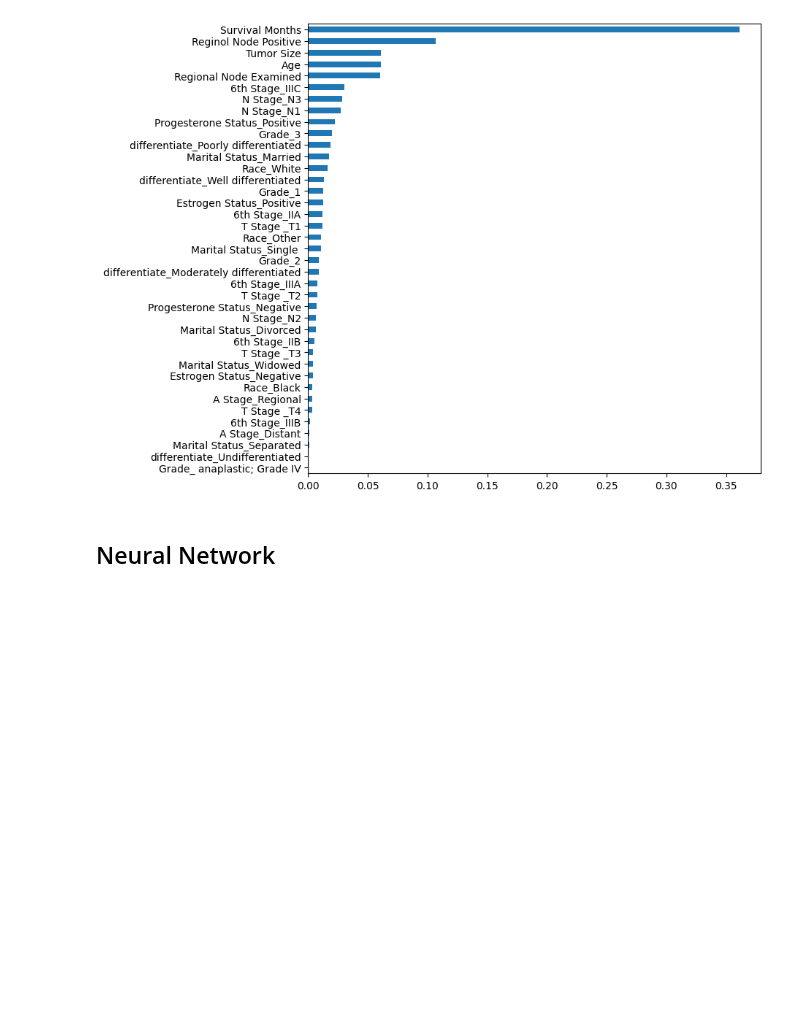
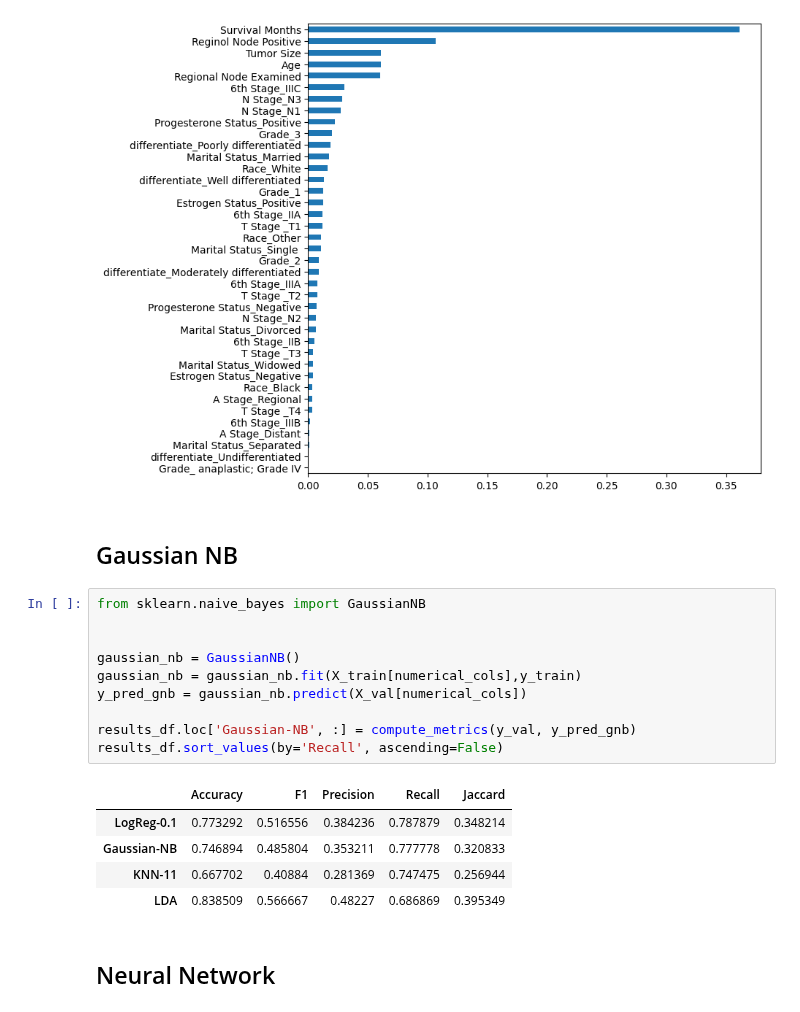
Before and after one commit to zivkovicbogdana/breast-cancer-prediction, a Jupyter notebook: analysis.ipynb, the cells around one changed output. Drawn from its saved outputs; the diff is of its cells as text; blank space fills up the shorter version.

Commit message:
Added gaussian nb

```diff
--- a/analysis.ipynb
+++ b/analysis.ipynb
@@ -416,6 +416,24 @@ var_imp.sort_values(by='importance').plot.barh(figsize=(8,8),
 # %% [output]
 <Axes: >
 [figure]
+# %% [markdown]
+## Gaussian NB
+# %%
+from sklearn.naive_bayes import GaussianNB
+
+
+gaussian_nb = GaussianNB()
+gaussian_nb = gaussian_nb.fit(X_train[numerical_cols],y_train)
+y_pred_gnb = gaussian_nb.predict(X_val[numerical_cols])
+
+results_df.loc['Gaussian-NB', :] = compute_metrics(y_val, y_pred_gnb)
+results_df.sort_values(by='Recall', ascending=False)
+# %% [output]
+|  | Accuracy | F1 | Precision | Recall | Jaccard |
+| LogReg-0.1 | 0.773292 | 0.516556 | 0.384236 | 0.787879 | 0.348214 |
+| Gaussian-NB | 0.746894 | 0.485804 | 0.353211 | 0.777778 | 0.320833 |
+| KNN-11 | 0.667702 | 0.40884 | 0.281369 | 0.747475 | 0.256944 |
+| LDA | 0.838509 | 0.566667 | 0.48227 | 0.686869 | 0.395349 |
 # %% [markdown]
 ## Neural Network
 # %%
```
